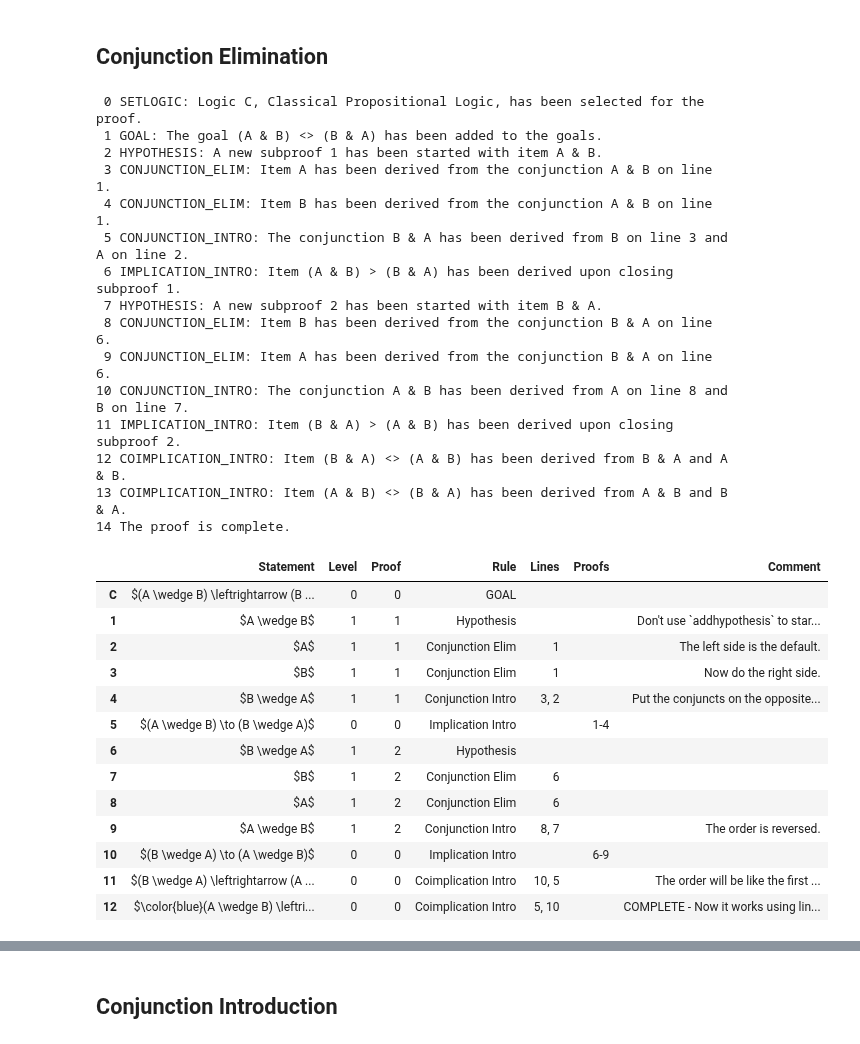
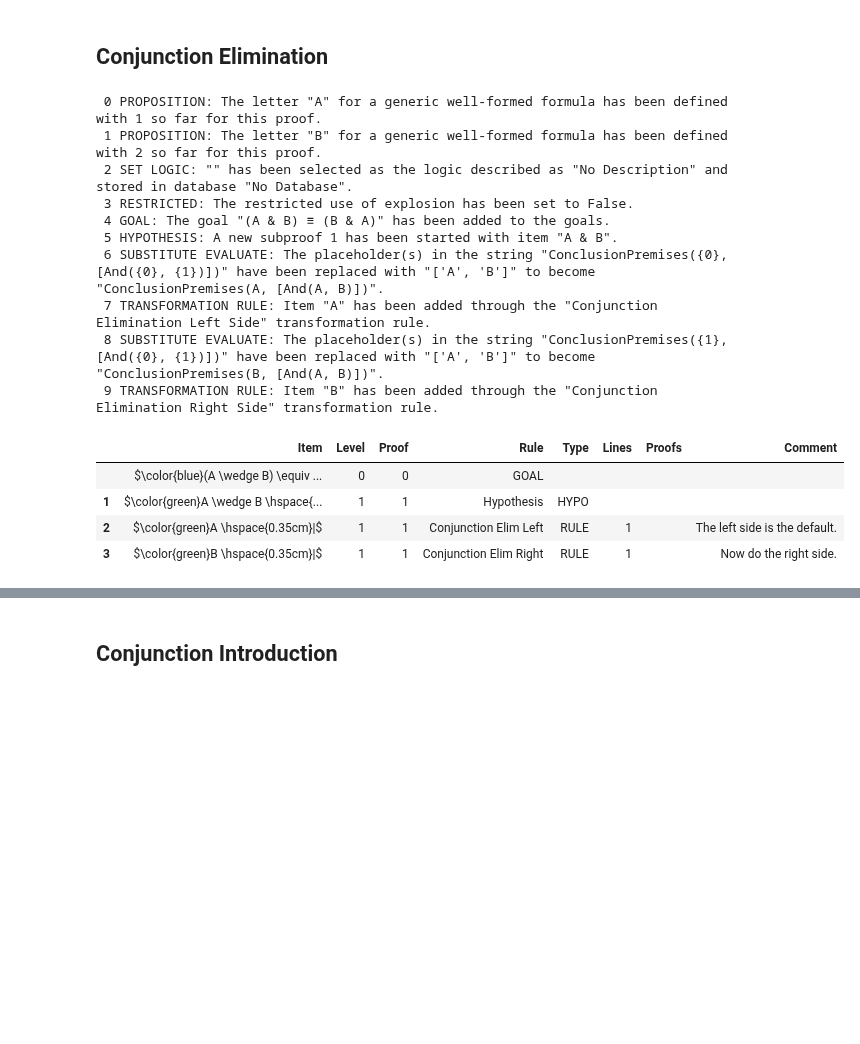
Before and after one commit to FrankHubeny/AltRea, a Jupyter notebook: rules_testcases.ipynb, the cells around one changed output, grey strips where cells are left out. Saved outputs shown, nothing was run; the diff lists cells and outputs as text; code cells hidden in the pictures; blank space fills up the shorter version.

Commit message:
going over tests using rule rather than individual programs

```diff
--- a/rules_testcases.ipynb
+++ b/rules_testcases.ipynb
@@ -1430,61 +1431,38 @@ prf.displayproof()
 <a id='conjunction_elim'></a>
 ## Conjunction Elimination
 # %%
-# (A & B) <> (B & A)
+# test_conjunction_elim_clean_1
 
 from altrea.wffs import And, Implies, Iff, Wff
 from altrea.rules import Proof
 
 prf = Proof()
 A = prf.proposition('A')
 B = prf.proposition('B')
-C = prf.proposition('C')
-D = prf.proposition('D')
-E = prf.proposition('E')
 prf.setlogic()
 prf.goal(Iff(And(A, B), And(B, A)))
-prf.hypothesis(And(A, B), comments="Don't use `addhypothesis` to start the subproof.")
-prf.conjunction_elim(1, comments='The left side is the default.')
-prf.conjunction_elim(1, side='right', comments='Now do the right side.')
-prf.conjunction_intro(3, 2, comments='Put the conjuncts on the opposite side.')
-prf.implication_intro()
-prf.hypothesis(And(B, A))
-prf.conjunction_elim(6)
-prf.conjunction_elim(6, side='right')
-prf.conjunction_intro(8, 7, comments='The order is reversed.')
-prf.implication_intro()
-prf.coimplication_intro(10, 5, comments='The order will be like the first statement on line 10.')
-prf.coimplication_intro(5, 10, comments='Now it works using line 5 first.')
+prf.hypothesis(And(A, B))
+prf.rule('conj elim l', [A, B], [1], comment='The left side is the default.')
+prf.rule('conj elim r', [A, B], [1], comment='Now do the right side.')
+#prf.conjunction_elim(1, side='left', comment='The left side is the default.')
+#prf.conjunction_elim(1, side='right', comment='Now do the right side.')
+
 prf.displaylog()
-prf.displayproof()
+display(prf.thisproof())
 # %% [output]
- 0 SETLOGIC: Logic C, Classical Propositional Logic, has been selected for the proof.
- 1 GOAL: The goal (A & B) <> (B & A) has been added to the goals.
- 2 HYPOTHESIS: A new subproof 1 has been started with item A & B.
- 3 CONJUNCTION_ELIM: Item A has been derived from the conjunction A & B on line 1.
- 4 CONJUNCTION_ELIM: Item B has been derived from the conjunction A & B on line 1.
- 5 CONJUNCTION_INTRO: The conjunction B & A has been derived from B on line 3 and A on line 2.
- 6 IMPLICATION_INTRO: Item (A & B) > (B & A) has been derived upon closing subproof 1.
- 7 HYPOTHESIS: A new subproof 2 has been started with item B & A.
- 8 CONJUNCTION_ELIM: Item B has been derived from the conjunction B & A on line 6.
- 9 CONJUNCTION_ELIM: Item A has been derived from the conjunction B & A on line 6.
-10 CONJUNCTION_INTRO: The conjunction A & B has been derived from A on line 8 and B on line 7.
-11 IMPLICATION_INTRO: Item (B & A) > (A & B) has been derived upon closing subproof 2.
-12 COIMPLICATION_INTRO: Item (B & A) <> (A & B) has been derived from B & A and A & B.
-13 COIMPLICATION_INTRO: Item (A & B) <> (B & A) has been derived from A & B and B & A.
-14 The proof is complete.
+ 0 PROPOSITION: The letter "A" for a generic well-formed formula has been defined with 1 so far for this proof.
+ 1 PROPOSITION: The letter "B" for a generic well-formed formula has been defined with 2 so far for this proof.
+ 2 SET LOGIC: "" has been selected as the logic described as "No Description" and stored in database "No Database".
+ 3 RESTRICTED: The restricted use of explosion has been set to False.
+ 4 GOAL: The goal "(A & B) ≡ (B & A)" has been added to the goals.
+ 5 HYPOTHESIS: A new subproof 1 has been started with item "A & B".
+ 6 SUBSTITUTE EVALUATE: The placeholder(s) in the string "ConclusionPremises({0}, [And({0}, {1})])" have been replaced with "['A', 'B']" to become "ConclusionPremises(A, [And(A, B)])".
+ 7 TRANSFORMATION RULE: Item "A" has been added through the "Conjunction Elimination Left Side" transformation rule.
+ 8 SUBSTITUTE EVALUATE: The placeholder(s) in the string "ConclusionPremises({1}, [And({0}, {1})])" have been replaced with "['A', 'B']" to become "ConclusionPremises(B, [And(A, B)])".
+ 9 TRANSFORMATION RULE: Item "B" has been added through the "Conjunction Elimination Right Side" transformation rule.
-|  | Statement | Level | Proof | Rule | Lines | Proofs | Comment |
-| C | $(A \wedge B) \leftrightarrow (B ... | 0 | 0 | GOAL |  |  |  |
-| 1 | $A \wedge B$ | 1 | 1 | Hypothesis |  |  | Don't use `addhypothesis` to star... |
-| 2 | $A$ | 1 | 1 | Conjunction Elim | 1 |  | The left side is the default. |
-| 3 | $B$ | 1 | 1 | Conjunction Elim | 1 |  | Now do the right side. |
-| 4 | $B \wedge A$ | 1 | 1 | Conjunction Intro | 3, 2 |  | Put the conjuncts on the opposite... |
-| 5 | $(A \wedge B) \to (B \wedge A)$ | 0 | 0 | Implication Intro |  | 1-4 |  |
-| 6 | $B \wedge A$ | 1 | 2 | Hypothesis |  |  |  |
-| 7 | $B$ | 1 | 2 | Conjunction Elim | 6 |  |  |
-| 8 | $A$ | 1 | 2 | Conjunction Elim | 6 |  |  |
-| 9 | $A \wedge B$ | 1 | 2 | Conjunction Intro | 8, 7 |  | The order is reversed. |
-| 10 | $(B \wedge A) \to (A \wedge B)$ | 0 | 0 | Implication Intro |  | 6-9 |  |
-| 11 | $(B \wedge A) \leftrightarrow (A ... | 0 | 0 | Coimplication Intro | 10, 5 |  | The order will be like the first ... |
-| 12 | $\color{blue}(A \wedge B) \leftri... | 0 | 0 | Coimplication Intro | 5, 10 |  | COMPLETE - Now it works using lin... |
+|  | Item | Level | Proof | Rule | Type | Lines | Proofs | Comment |
+|  | $\color{blue}(A \wedge B) \equiv ... | 0 | 0 | GOAL |  |  |  |  |
+| 1 | $\color{green}A \wedge B \hspace{... | 1 | 1 | Hypothesis | HYPO |  |  |  |
+| 2 | $\color{green}A \hspace{0.35cm}|$ | 1 | 1 | Conjunction Elim Left | RULE | 1 |  | The left side is the default. |
+| 3 | $\color{green}B \hspace{0.35cm}|$ | 1 | 1 | Conjunction Elim Right | RULE | 1 |  | Now do the right side. |
 # %%
```
Also changed, not shown: parts of 20 cells of this notebook, 8 other files.
